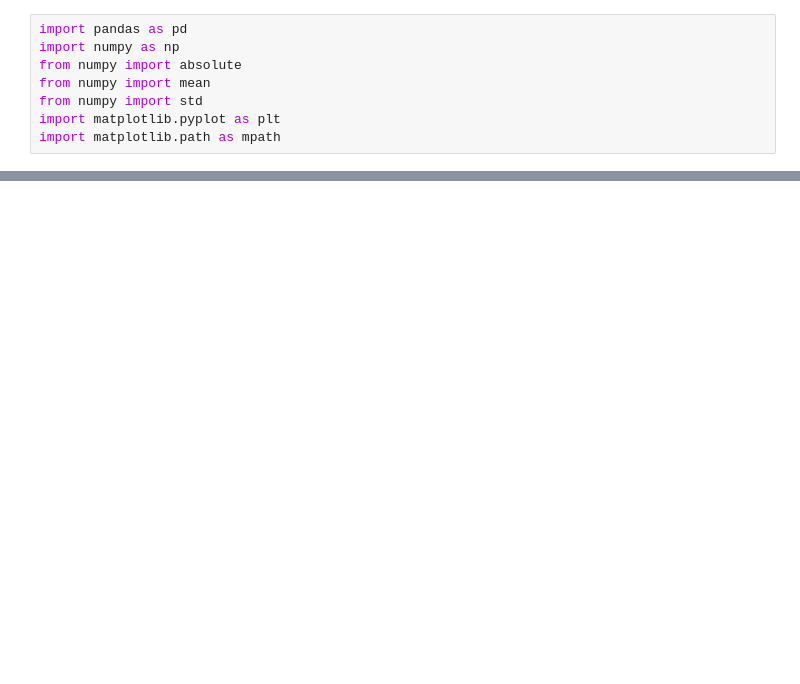
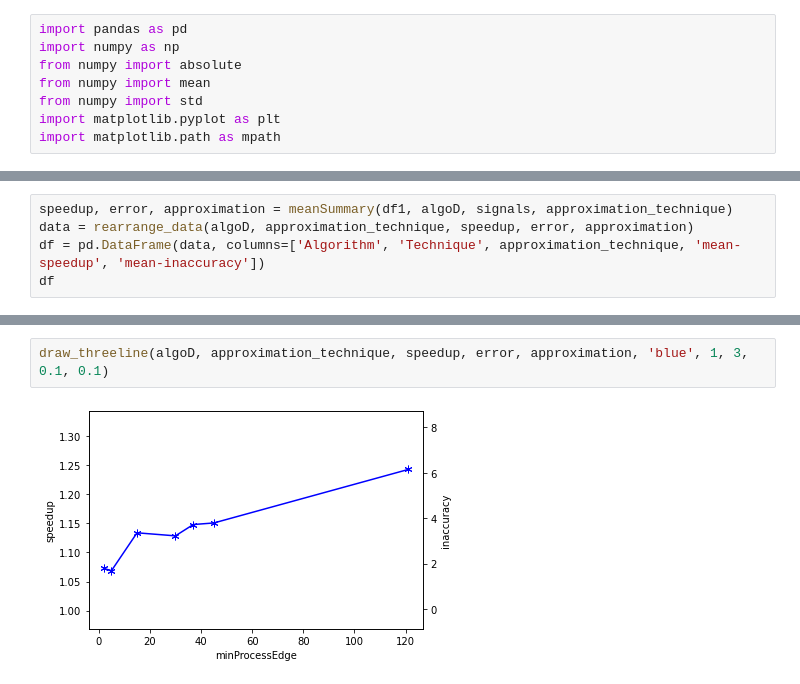
Before and after one commit to busenuraktilav/GPUProject, a Jupyter notebook: model-prediction/graphical_visuals_for_paper.ipynb, the cells around one changed output, grey strips where cells are left out. Drawn from its saved outputs; the diff is of its cells as text; blank space fills up the shorter version.

```diff
--- a/model-prediction/graphical_visuals_for_paper.ipynb
+++ b/model-prediction/graphical_visuals_for_paper.ipynb
@@ -708,0 +230,5 @@ Text(0, 0.5, 'inaccuracy')
+# %%
+speedup, error, approximation = meanSummary(df1, algoD, signals, approximation_technique)
+data = rearrange_data(algoD, approximation_technique, speedup, error, approximation)
+df = pd.DataFrame(data, columns=['Algorithm', 'Technique', approximation_technique, 'mean-speedup', 'mean-inaccuracy'])
+df
@@ -708,0 +244,4 @@ Text(0, 0.5, 'inaccuracy')
+# %%
+draw_threeline(algoD, approximation_technique, speedup, error, approximation, 'blue', 1, 3, 0.1, 0.1)
+# %% [output]
+[figure, added]
```
Also changed, not shown: parts of 47 cells of this notebook, 1 other file.
